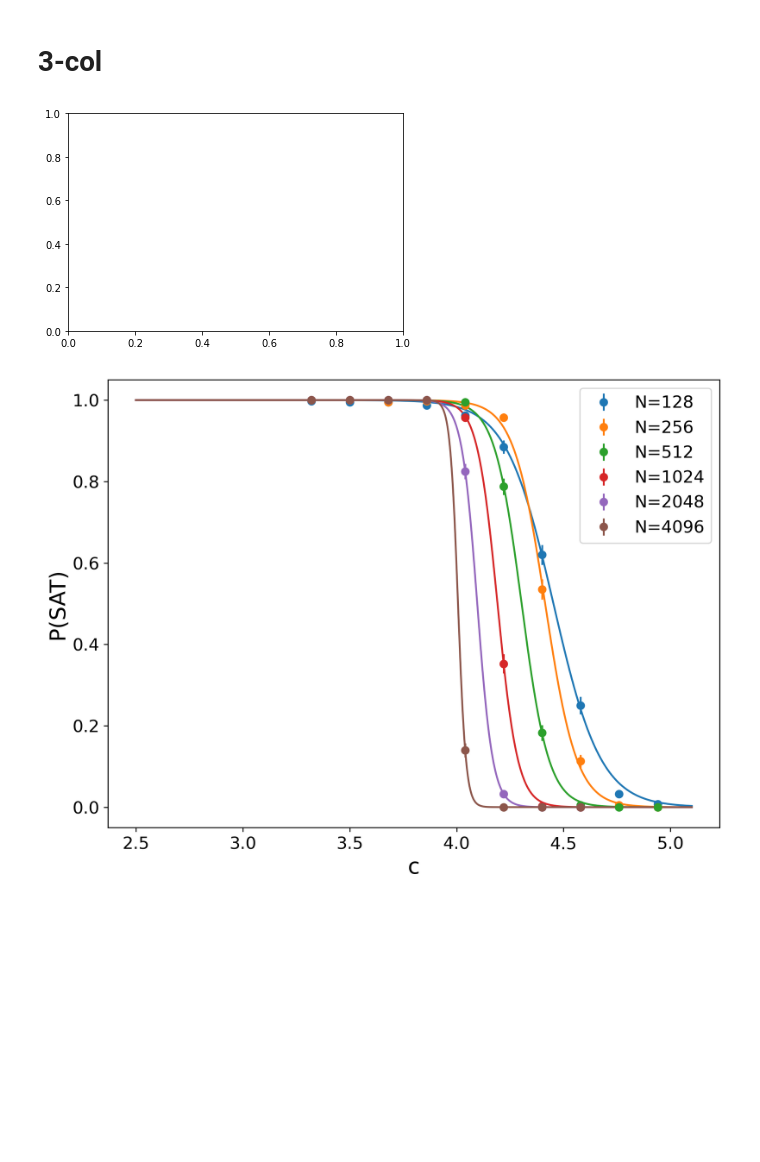
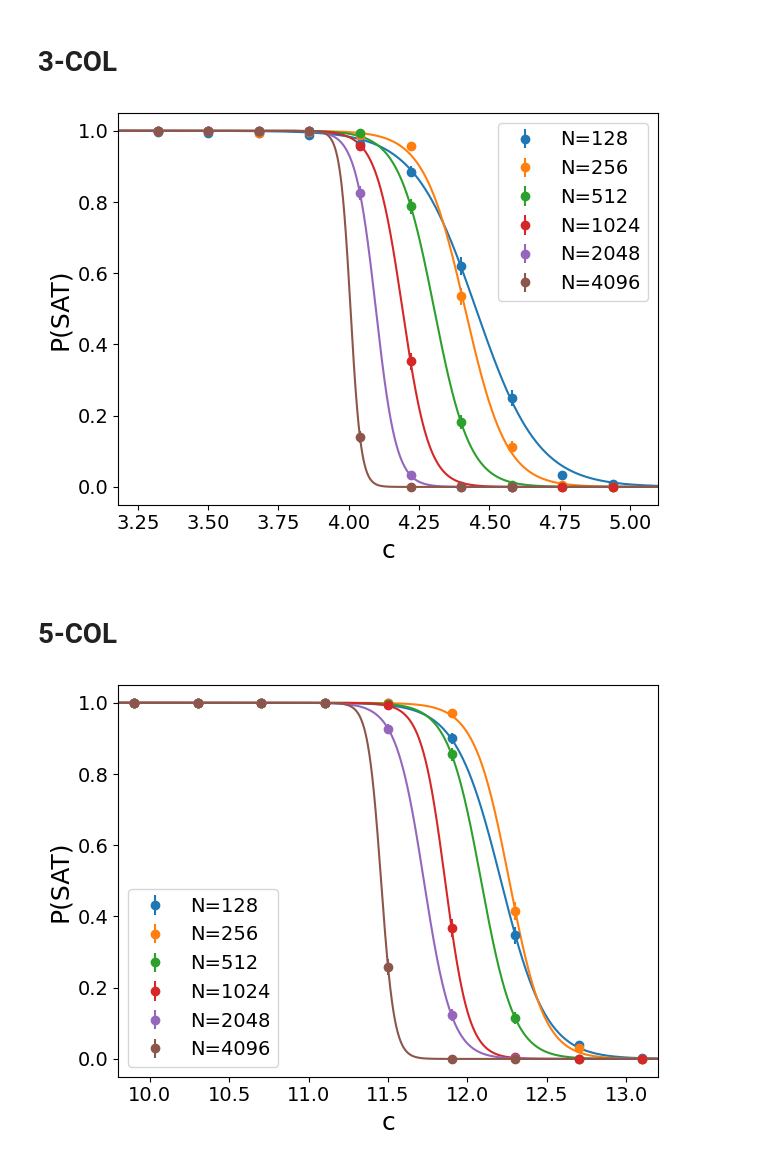
Before and after one commit to d4v1d-cub/PI-GNN-Coloring, a Jupyter notebook: plot_Geri_style.ipynb, the cells around one changed output. Cells and saved outputs as stored; diff of their text form; code cells hidden in the pictures; blank space fills up the shorter version.

Commit message:
plotting

```diff
--- a/plot_Geri_style.ipynb
+++ b/plot_Geri_style.ipynb
@@ -2,7 +2,7 @@
 import numpy as np
 from matplotlib import pyplot as plt
 # %%
-def read_data(filename, pos_plot, Ncap):
+def read_data(filename, pos_plot, Nmin, Nmax):
     fin = open(filename, 'r')
     data = {}
     fin.readline()
@@ -12,7 +12,7 @@ def read_data(filename, pos_plot, Ncap):
             break
         line = line.split()
         N = int(line[0])
-        if N < Ncap:
+        if Nmin <= N and  N <= Nmax:
             if N not in data.keys():
                 data[N] = [[float(line[pos_plot[0]]), float(line[pos_plot[1]]), int(line[2])]]
             else:
@@ -39,39 +39,47 @@ def read_fits(string1, string2, N_list):
         fits[key] = np.array(fits[key])
     return fits
 # %%
-def plot_model_curve(data, fits, figname):
+def plot_model_curve(data, fits, figname, xlim, ylim):
     ax = plt.gca()
-    plt.figure(figsize=(8, 6), dpi=250)
+    # plt.figure(figsize=(8, 6), dpi=250)
     N_list = sorted(data.keys())
+    color_cycle = plt.rcParams['axes.prop_cycle'].by_key()['color']
     for i in range(len(N_list)):
         N = N_list[i]
-        color = next(ax._get_lines.prop_cycler)['color']
+        color = color_cycle[i % len(color_cycle)]
         std_list = list(map(lambda x: np.sqrt(x[1]*(1-x[1])/x[2]), data[N]))
         plt.errorbar(data[N][:, 0], data[N][:, 1], yerr=std_list, fmt='o', label=f'N={N}', c=color)
         plt.plot(fits[N][:, 0], fits[N][:, 1], c=color)
 
+    plt.xlim(xlim)
+    plt.ylim(ylim)
     plt.xlabel('c', fontsize=18)
     plt.xticks(fontsize=14)
     plt.ylabel('P(SAT)', fontsize=18)
     plt.yticks(fontsize=14)
     plt.legend(fontsize=14)
     plt.tight_layout()
-    plt.savefig(figname)
+    plt.savefig(figname, dpi=1000)
     plt.show()
 # %% [markdown]
-# 3-col
+# 3-COL
 # %%
 q = 3
-Ncap = 5000
-result_file = "Solved_recurrent_mixed_q_" + str(q) + "_ErdosRenyi_ntrials_5.txt"
-string_fit_1 = "sigmoid_data_N_"
+Nmin = 128
+Nmax = 4096
+path = f'/media/david/Data/UH/Grupo_de_investigacion/Hard_benchmarks/Coloring/PI-GNN/Results/Recurrent/random_graphs/Mixed/q_{q}/Stats'
+result_file = path + "/" + "Solved_recurrent_mixed_q_" + str(q) + "_ErdosRenyi_ntrials_5.txt"
+string_fit_1 = path + "/" + "sigmoid_data_N_"
 string_fit_2 = "_q_" + str(q) + ".txt"
-figname = "Coloring_q_" + str(q) + "_rPIGNN.png"
+figname = path + "/" + "Coloring_q_" + str(q) + "_rPIGNN.png"
 # %%
-data = read_data(result_file, [1, 3], Ncap)
+data = read_data(result_file, [1, 3], Nmin, Nmax)
 fits = read_fits(string_fit_1, string_fit_2, sorted(data.keys()))
-# %%
-plot_model_curve(data, fits, figname)
-# %% [output]
-[figure, removed]
-[figure, removed]
+# %%
+xlim = (3.18, 5.1)
+ylim = (-0.05, 1.05)
+plot_model_curve(data, fits, figname, xlim, ylim)
+# %% [output]
+[figure, added]
+# %% [markdown]
+# 5-COL
@@ -77,0 +98,6 @@ plot_model_curve(data, fits, figname)
+# %%
+xlim = (9.8, 13.2)
+ylim = (-0.05, 1.05)
+plot_model_curve(data, fits, figname, xlim, ylim)
+# %% [output]
+[figure, added]
```
Also changed, not shown: parts of 2 cells of this notebook.
